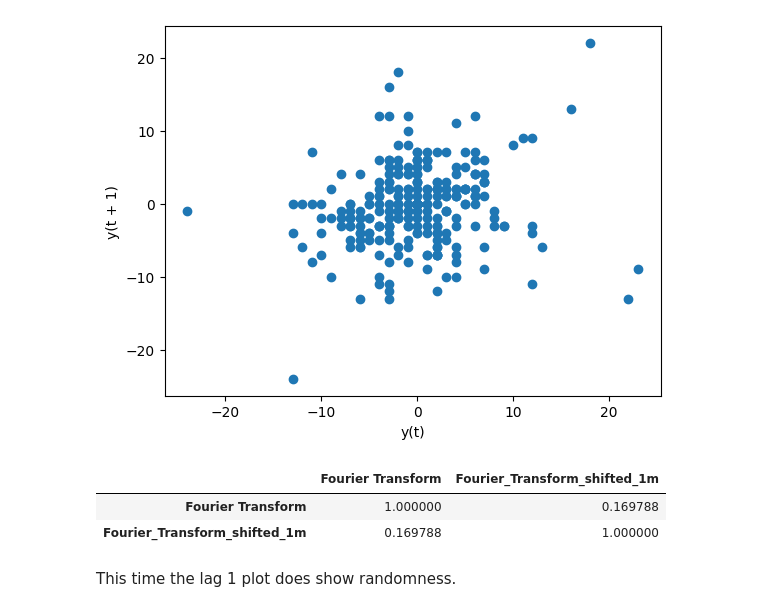
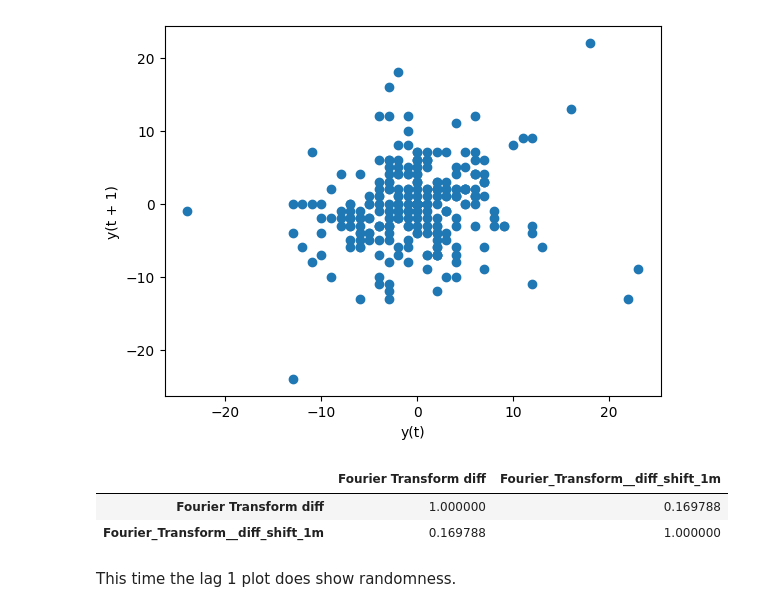
Before and after one commit to stelios-c/sig_proc, a Jupyter notebook: timeseries.ipynb, the cells around one changed output. Cells and saved outputs as stored; diff of their text form; code cells hidden in the pictures.

```diff
--- a/timeseries.ipynb
+++ b/timeseries.ipynb
@@ -50,4 +50,7 @@ pd.plotting.lag_plot(trends_df[~trends_df.isPartial].dropna(),lag=1)
 Periodicity barely stands out in autocorrelation plot against decaying trend. A lag of 1 is the classic use of the lag plot as a test for randomness, as described in the NIST Engineering statistics handbook. In this case the data is definitely not random.
 # %% [markdown]
 ## Diff to remove slow decay, keep periodicity
+# %%
+def non_partial_diff(df):
+    return df[~df.isPartial].diff().rename(columns={"Fourier Transform":"Fourier Transform diff"}).dropna()
 # %%
@@ -61,21 +64,20 @@ pd.plotting.lag_plot(trends_df[~trends_df.isPartial].diff().dropna(),lag=1)
 <Axes: xlabel='y(t)', ylabel='y(t + 1)'>
 [figure]
 # %%
-(trends_df[~trends_df.isPartial].diff().dropna()
- [['Fourier Transform']]
- .assign(Fourier_Transform_shifted_1m=trends_df
-         [~trends_df.isPartial]
-         .diff()
-         .dropna()
-         [['Fourier Transform']]
+(trends_df
+ .pipe(non_partial_diff)
+ [['Fourier Transform diff']]
+ .assign(Fourier_Transform__diff_shift_1m=trends_df
+         .pipe(non_partial_diff)
+         [['Fourier Transform diff']]
          .shift(periods=1)
         )
  .corr()
 )
 # %% [output]
-|  | Fourier Transform | Fourier_Transform_shifted_1m |
-| Fourier Transform | 1.000000 | 0.169788 |
-| Fourier_Transform_shifted_1m | 0.169788 | 1.000000 |
+|  | Fourier Transform diff | Fourier_Transform__diff_shift_1m |
+| Fourier Transform diff | 1.000000 | 0.169788 |
+| Fourier_Transform__diff_shift_1m | 0.169788 | 1.000000 |
 # %% [markdown]
 This time the lag 1 plot does show randomness.
 # %%
```
Also changed, not shown: parts of 6 cells of this notebook.
